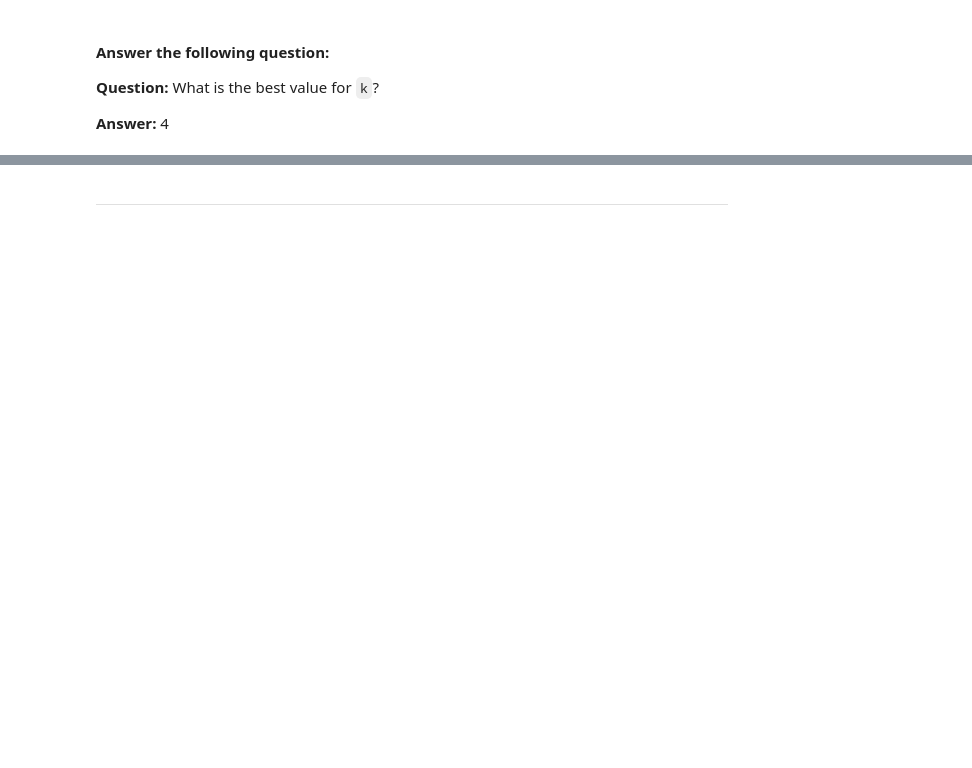
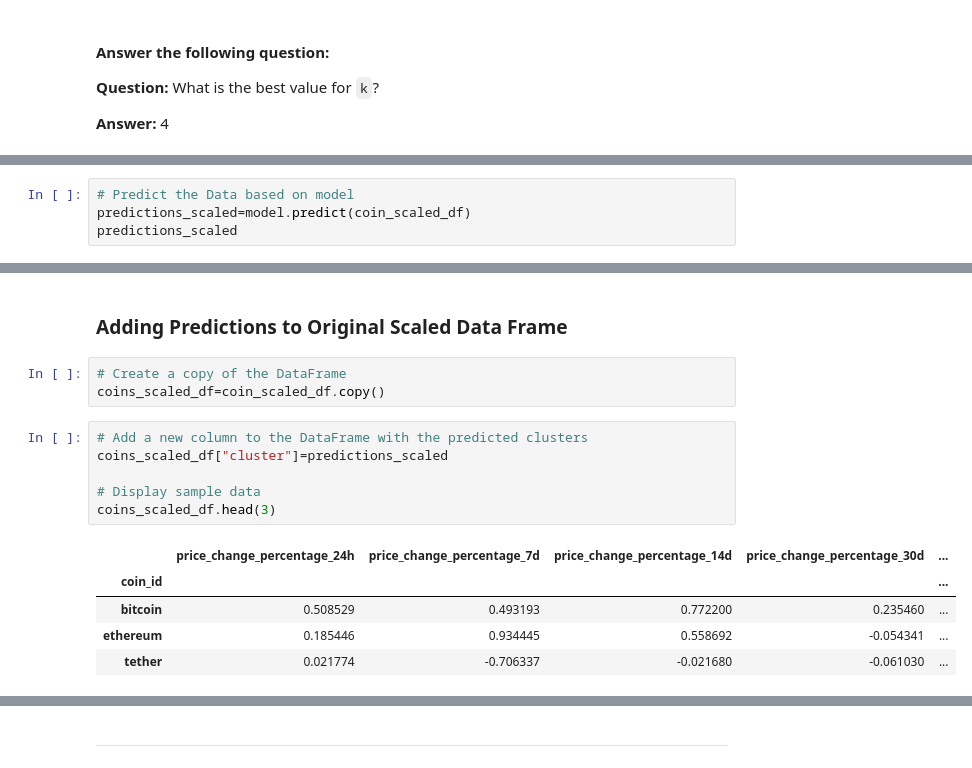
Before and after one commit to muhkashiff/CryptoClustering, a Jupyter notebook: Crypto_Clustering_starter_code.ipynb, the cells around one changed output, grey strips where cells are left out. Saved outputs shown, nothing was run; the diff lists cells and outputs as text; blank space fills up the shorter version.

```diff
--- a/Crypto_Clustering_starter_code.ipynb
+++ b/Crypto_Clustering_starter_code.ipynb
@@ -231,0 +172,4 @@ df_elbow.hvplot.line(
+# %%
+# Predict the Data based on model
+predictions_scaled=model.predict(coin_scaled_df)
+predictions_scaled
@@ -231,0 +211,17 @@ df_elbow.hvplot.line(
+# %% [markdown]
+### Adding Predictions to Original Scaled Data Frame
+# %%
+# Create a copy of the DataFrame
+coins_scaled_df=coin_scaled_df.copy()
+# %%
+# Add a new column to the DataFrame with the predicted clusters
+coins_scaled_df["cluster"]=predictions_scaled
+
+# Display sample data
+coins_scaled_df.head(3)
+# %% [output]
+|  | price_change_percentage_24h | price_change_percentage_7d | price_change_percentage_14d | price_change_percentage_30d | ... |
+| coin_id |  |  |  |  | ... |
+| bitcoin | 0.508529 | 0.493193 | 0.772200 | 0.235460 | ... |
+| ethereum | 0.185446 | 0.934445 | 0.558692 | -0.054341 | ... |
+| tether | 0.021774 | -0.706337 | -0.021680 | -0.061030 | ... |
```
Also changed, not shown: parts of 36 cells of this notebook.
